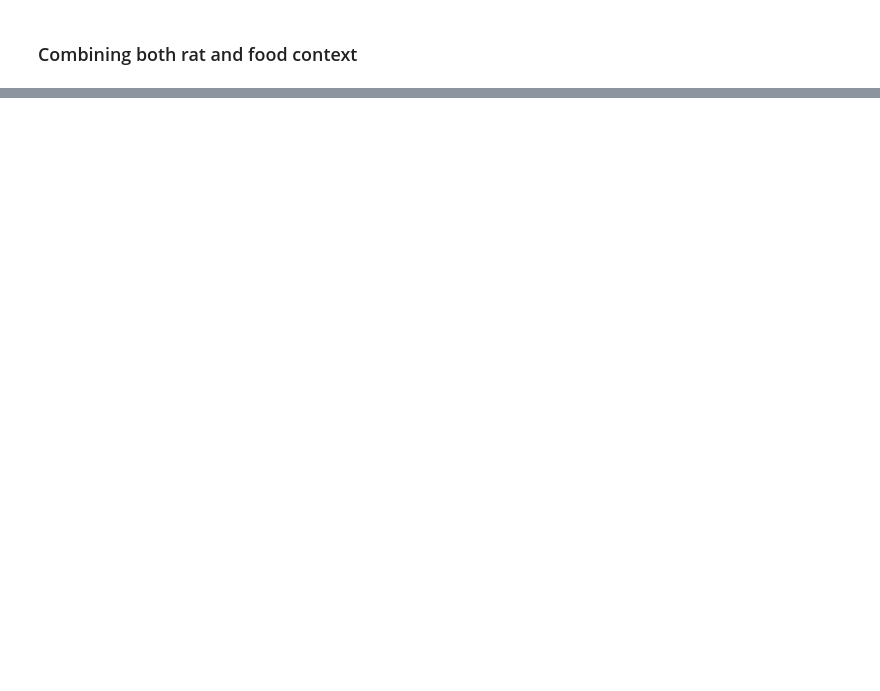
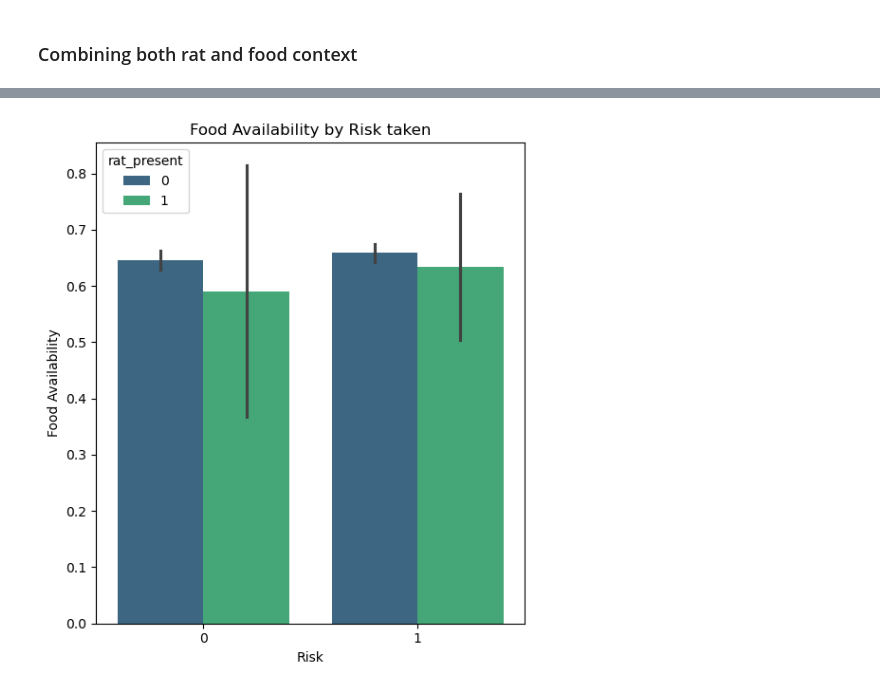
Before and after one commit to ANeupane30/DSFoundation_assignment, a Jupyter notebook: relation.ipynb, the cells around one changed output, grey strips where cells are left out. Saved outputs shown, nothing was run; the diff lists cells and outputs as text; code cells hidden in the pictures; blank space fills up the shorter version.

```diff
--- a/relation.ipynb
+++ b/relation.ipynb
@@ -180,0 +208,13 @@ summary
+# %%
+plt.figure(figsize=(10, 6))
+
+# Plot availability of food per Risk taken
+plt.subplot(1, 2, 1)
+sns.barplot(x='risk', y='food_fraction', data=data, palette='viridis', hue='rat_present')
+plt.title('Food Availability by Risk taken')
+plt.xlabel('Risk')
+plt.ylabel('Food Availability')
+plt.tight_layout()
+plt.show()
+# %% [output]
+[figure, added]
```
Also changed, not shown: parts of 13 cells of this notebook.
